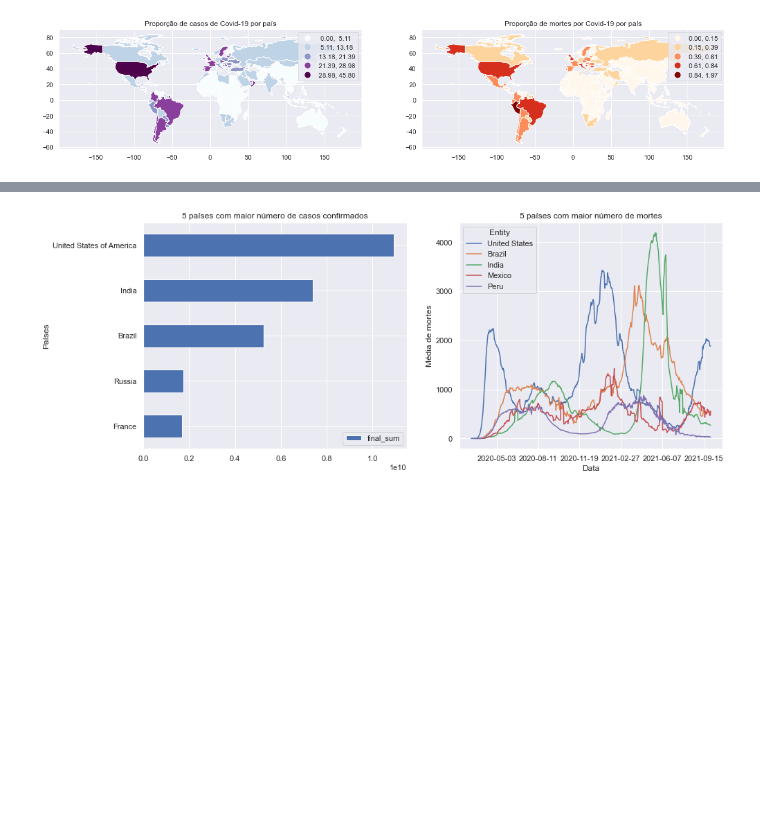
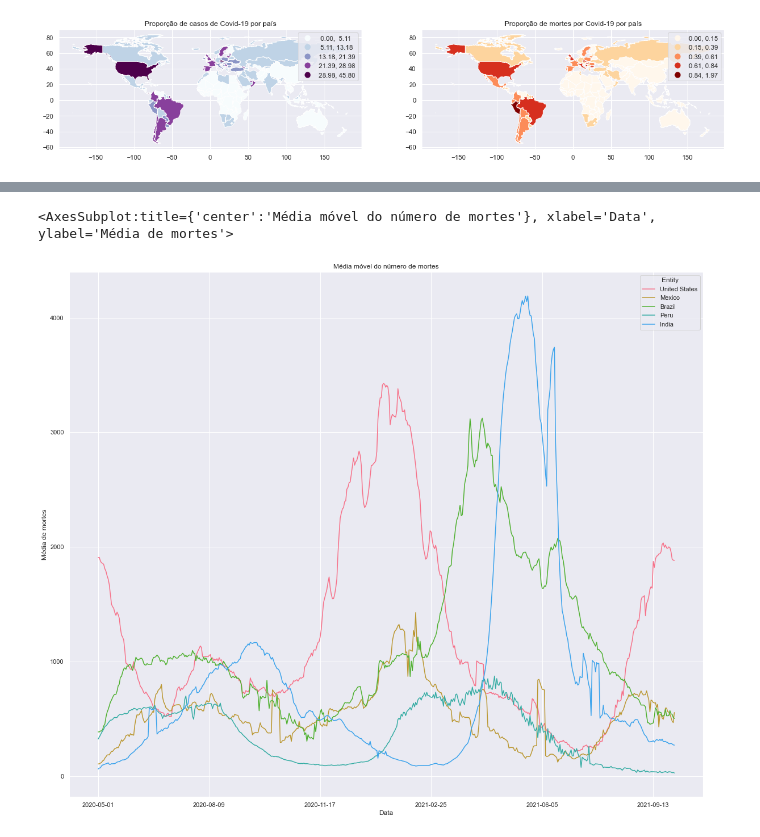
Before and after one commit to victoriaegandolfi/covidDataViz, a Jupyter notebook: covidDataViz.ipynb, the cells around one changed output, grey strips where cells are left out. Drawn from its saved outputs; the diff is of its cells as text; code cells hidden in the pictures; blank space fills up the shorter version.

Commit message:
Upload covidDataViz.ipynb
Upload versão final.

```diff
--- a/covidDataViz.ipynb
+++ b/covidDataViz.ipynb
@@ -120,26 +140,20 @@ plt.show()
 # %%
-f, axes = plt.subplots(nrows=1, ncols=2, figsize=(15,6))
-
-axes[0].set_title("5 países com maior número de casos confirmados")
-top10confirmed = confirmed_plotting.loc[:, ["Country/Region", "final_sum"]].sort_values("final_sum", ascending=False).drop_duplicates()
-top10confirmed = top10confirmed.head(5)
-top10confirmed = top10confirmed.sort_values("final_sum", ascending=True).plot.barh(x="Country/Region", y="final_sum", xlabel="Países", ylabel="Total de casos", ax=axes[0])
-
-axes[1].set_title("5 países com maior número de mortes")
 deaths = pd.read_csv('daily-covid-deaths-7-day.csv', sep=',')
 deaths = deaths.rename(columns={"Daily new confirmed deaths due to COVID-19 (rolling 7-day average, right-aligned)": "deaths_avg"})
 df = deaths.loc[:, ('Day', 'deaths_avg', 'Entity')]
 df_grouped = df.groupby(["Day", "Entity"]).agg(sum_qtd=("deaths_avg", "sum")).reset_index()
 df_pivot = df_grouped.pivot(index="Day", columns="Entity", values="sum_qtd").reset_index()
 selected_df_pivot = df_pivot.loc[:, ('Day',
                                      'United States',
+                                     'Mexico',
                                      'Brazil',
+                                     'Peru',
                                      'India',
-                                     'Mexico',
-                                     'Peru',
                                     )]
-selected_df_pivot.plot(x="Day", xlabel="Data", ylabel="Média de mortes", ax=axes[1])
 
-plt.show()
+selected_df_pivot = selected_df_pivot[((selected_df_pivot['Day'] >= '2020-05-01') & (selected_df_pivot['Day'] <= '2021-10-08'))]
+
+selected_df_pivot.plot(x="Day", xlabel="Data", ylabel="Média de mortes", title='Média móvel do número de mortes', color=sns.color_palette("husl"))
 # %% [output]
+<AxesSubplot:title={'center':'Média móvel do número de mortes'}, xlabel='Data', ylabel='Média de mortes'>
-[figure, old version]
+[figure, new version]
```
Also changed, not shown: parts of 6 cells of this notebook.
